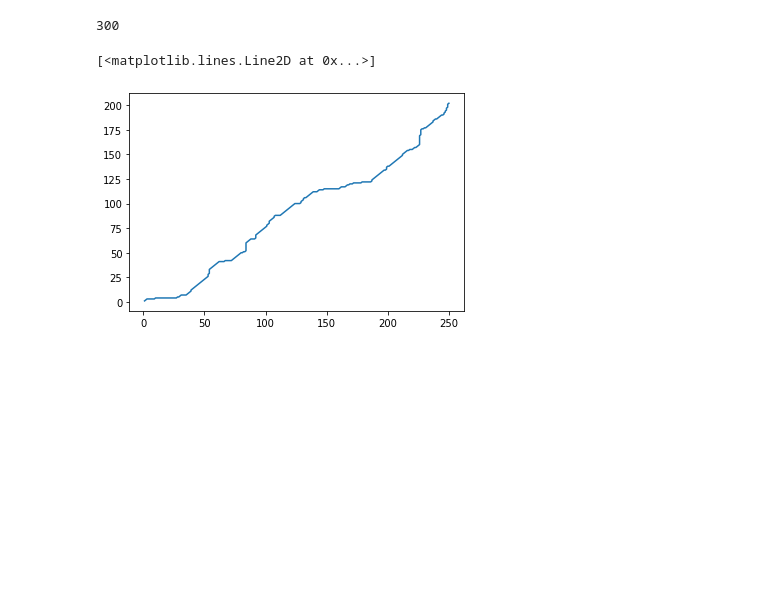
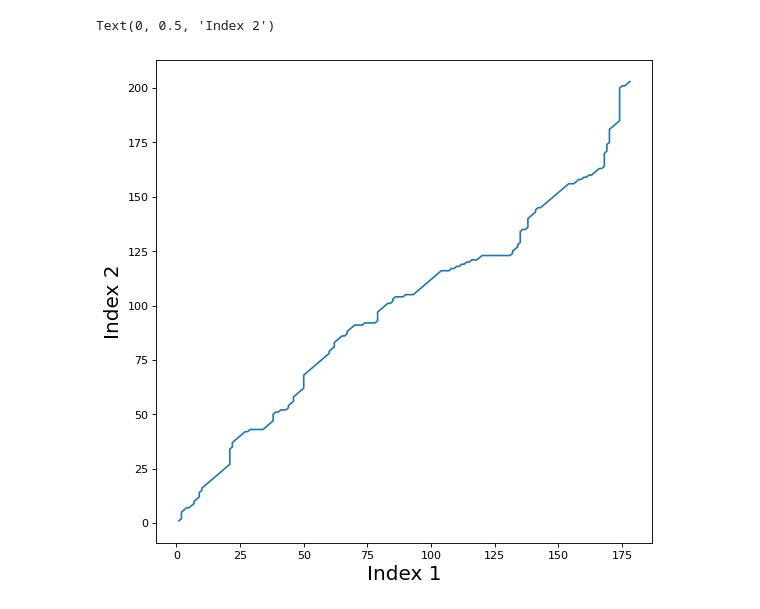
Before and after one commit to x35yao/make_tea, a Jupyter notebook: dynamic_time_warp/dynamic_time_warp.ipynb, the cells around one changed output. Cells and saved outputs as stored; diff of their text form; code cells hidden in the pictures; blank space fills up the shorter version.

```diff
--- a/dynamic_time_warp/dynamic_time_warp.ipynb
+++ b/dynamic_time_warp/dynamic_time_warp.ipynb
@@ -64,12 +88,13 @@ demos
 # %%
 # settings
 tag_interval = 20
-demo1 = demos[8]
-demo2 = demos[1]
+demo1 = demos[median_demo]
+demo2 = demos[0]
+test_demo1, test_demo2 = spd_data[demo1], spd_data[demo2]
 
-test_demo1, test_demo2 = spd_data[demo1], spd_data[demo2]
 def dynamic_time_warp(data1, data2):
     len1, len2 = len(data1), len(data2)
+    # Initialize
     dtw = np.full((len1, len2), fill_value=float('inf'))
     dtw[0, 0] = 0
     for i in range(1, len1):
@@ -77,7 +102,8 @@ def dynamic_time_warp(data1, data2):
             cost = abs(data1[i] - data2[j])
             dtw[i,j] = cost + min([dtw[i-1, j], dtw[i, j-1], dtw[i-1, j-1]])
     index_match = []
-    # backward matching
+
+    # get optimal matching moving backwards.
     cur_pair = [len1-1, len2-1]
     while cur_pair!=[0,0]:
         index_match.append(cur_pair.copy())
@@ -90,17 +116,23 @@ def dynamic_time_warp(data1, data2):
         elif dtw[cur_pair[0]-1, cur_pair[1]] <= min_pair_val:
             cur_pair[0] -= 1
     index_match.reverse()
-    return index_match
+    return index_match, dtw[len1-1, len2-1]
 
-demo_warped = np.array(dynamic_time_warp(test_demo1, test_demo2))
-len(demo_warped)
+demo_warped = np.array(dynamic_time_warp(test_demo1, test_demo2)[0])
+
+# def dynamic_time_warp(traj1, traj2):
+#     traj_align = dtw(traj1, traj2, keep_internals=True)
+#     return np.array([traj_align.index1, traj_align.index2]).transpose(), traj_align.distance
+
+# demo_warped = dynamic_time_warp(test_demo1, test_demo2)[0]
-# %% [output]
-300
-# %%
-plt.plot(demo_warped[:, 0], demo_warped[:, 1])
-# %% [output]
-[<matplotlib.lines.Line2D at 0x...>]
-[figure, removed]
+# %%
+plt.figure(figsize=(8, 8), dpi=80)
+plt.plot(demo_warped[:, 0], demo_warped[:, 1])
+plt.xlabel('Index 1', fontsize=18)
+plt.ylabel('Index 2', fontsize=18)
+# %% [output]
+Text(0, 0.5, 'Index 2')
+[figure, added]
 # %%
 fig, ax0 = plt.subplots(nrows=1)
 fig.set_figheight(10)
```
Also changed, not shown: parts of 16 cells of this notebook.
